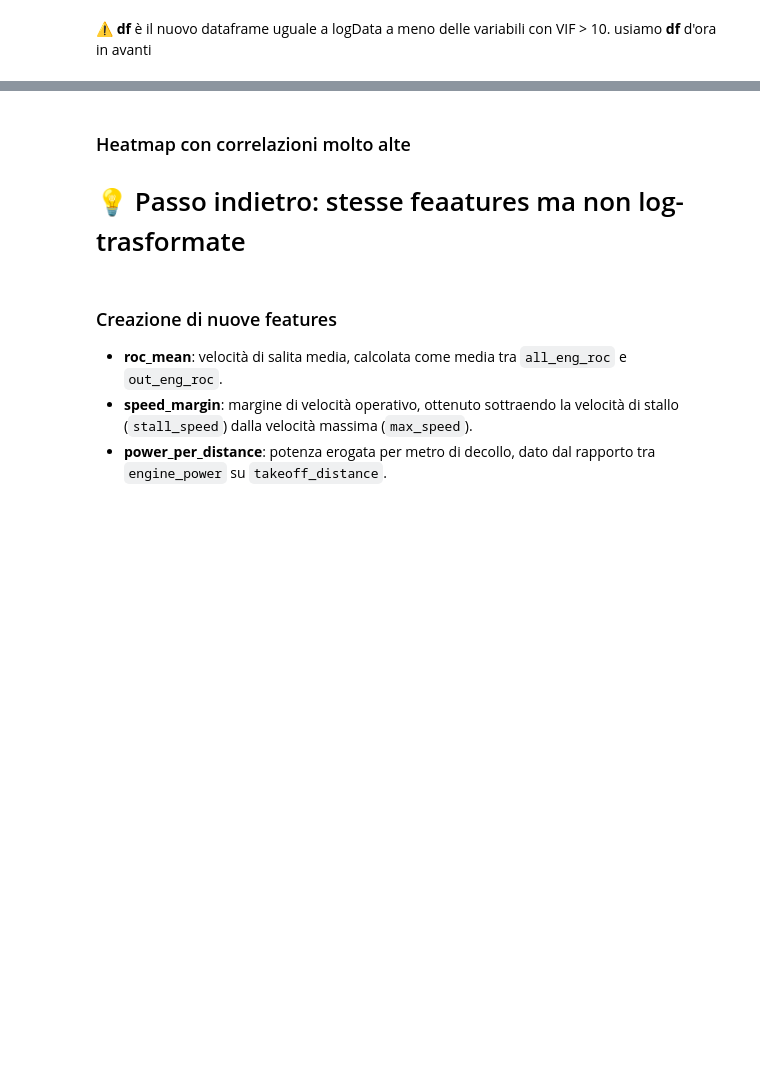
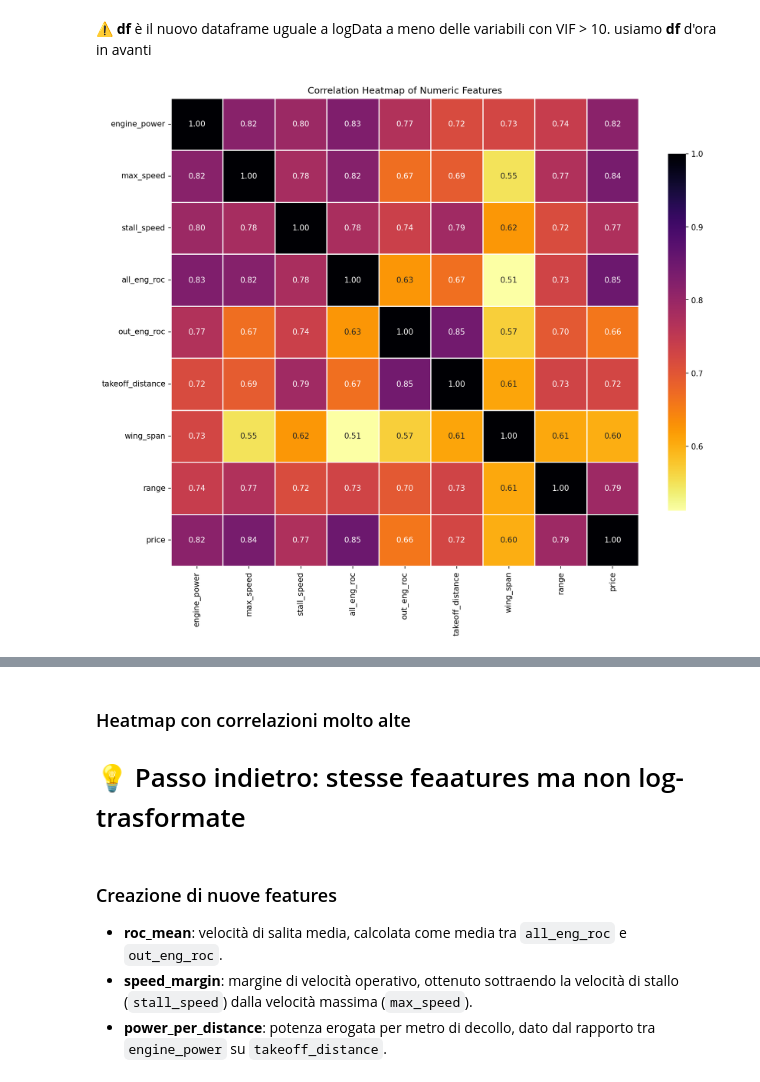
Before and after one commit to aminb00/StatisticalLearningProject, a Jupyter notebook: AircraftPRICE project/DataPreparation.ipynb, the cells around one changed output, grey strips where cells are left out. Cells and saved outputs as stored; diff of their text form; code cells hidden in the pictures; blank space fills up the shorter version.

```diff
--- a/AircraftPRICE project/DataPreparation.ipynb
+++ b/AircraftPRICE project/DataPreparation.ipynb
@@ -306,21 +475,22 @@ usiamo **df** d'ora in avanti
 # %%
 #heatmap
 
 numeric_data = df.select_dtypes(include=[np.number])
 
-
-plt.figure(figsize=(12, 10))
+plt.figure(figsize=(12, 10), dpi=150)
 sns.heatmap(
     numeric_data.corr(),
     annot=True,
     fmt='.2f',
-    cmap='coolwarm',
+    cmap='inferno_r',
     square=True,
     linewidths=.5,
     cbar_kws={"shrink": .75}
 )
 plt.title('Correlation Heatmap of Numeric Features')
 plt.tight_layout()
 plt.show()
+# %% [output]
+[figure, added]
 # %%
 data.columns
```
Also changed, not shown: parts of 33 cells of this notebook, 6 other files.
